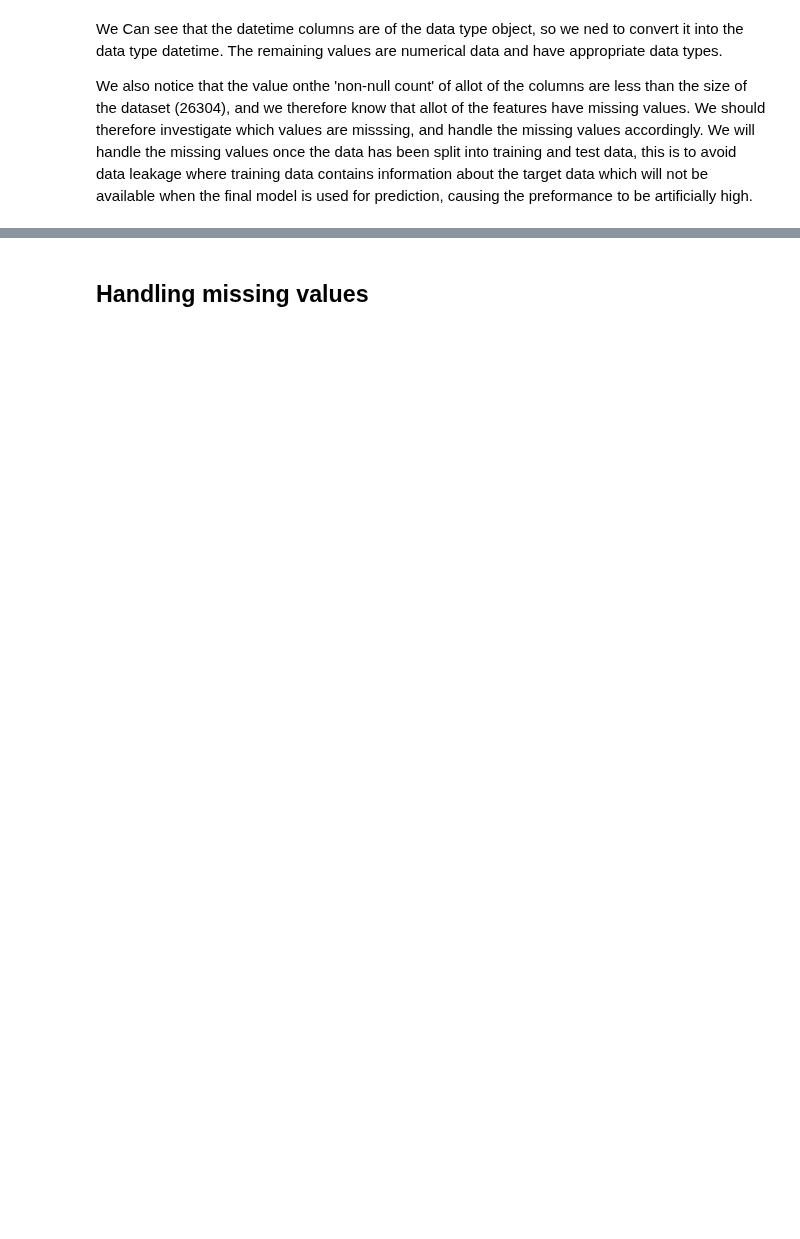
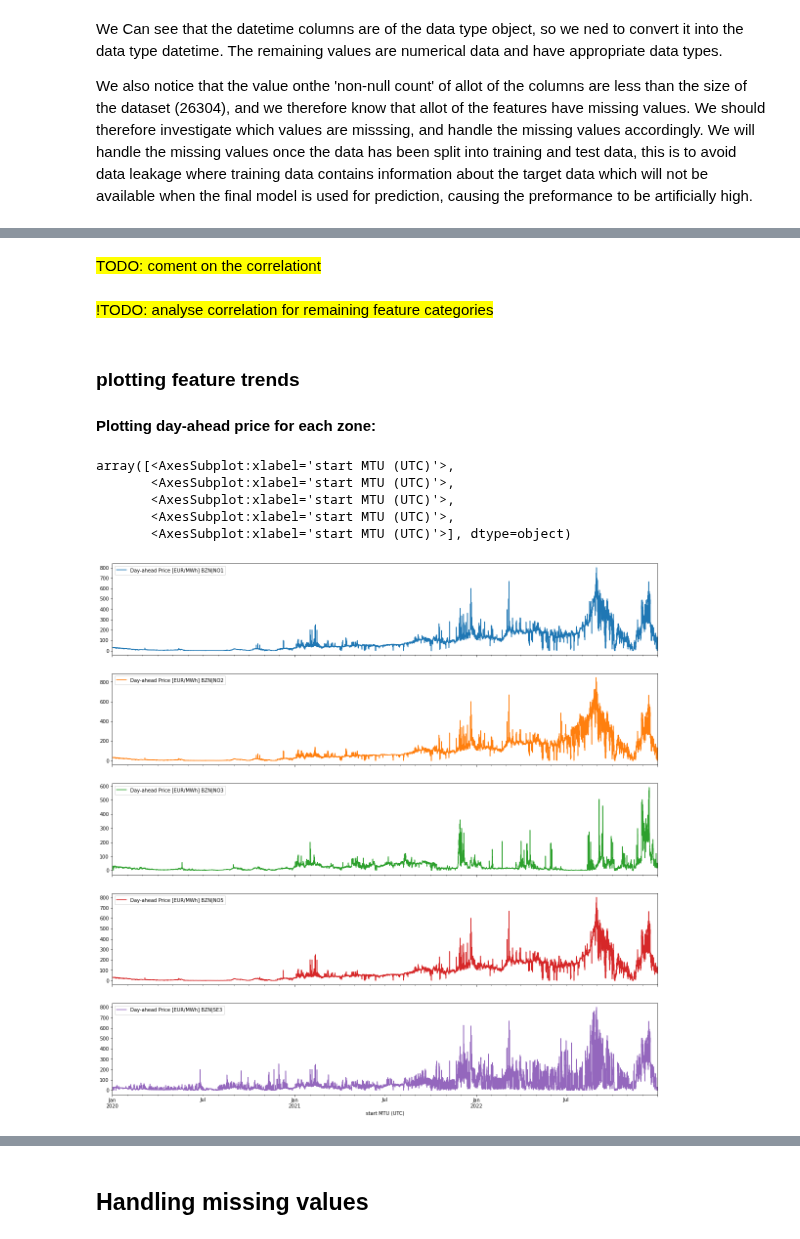
Before and after one commit to HIOF-Bachelor-Project-Group-7/Time-series-energy-price-prediction-bidding-zone-N01, a Jupyter notebook: code/exploratory data analysis - bidding zone NO1 and neighboring zones 2020-2022 (kjell).ipynb, the cells around one changed output, grey strips where cells are left out. Drawn from its saved outputs; the diff is of its cells as text; code cells hidden in the pictures; blank space fills up the shorter version.

Commit message:
started conducting correlation analysis in EDA

```diff
--- a/code/exploratory data analysis - bidding zone NO1 and neighboring zones 2020-2022 (kjell).ipynb
+++ b/code/exploratory data analysis - bidding zone NO1 and neighboring zones 2020-2022 (kjell).ipynb
@@ -144,0 +331,23 @@ This large shift to higher prices and higher volatility of prices might impeed t
+# %% [markdown]
+<span style="background-color: #FFFF00">TODO: coment on the correlationt</span>
+# %% [markdown]
+<span style="background-color: #FFFF00">!TODO: analyse correlation for remaining feature categories</span>
+# %% [markdown]
+### plotting feature trends
+
+#### Plotting day-ahead price for each zone:
+# %%
+# creating a dataset containing only datetime and day-ahead price for the different zones
+price_column_names = [col_name for col_name in df.columns if 'Day-ahead Price' in col_name]
+
+price_columns = df.loc[:, price_column_names]
+price_columns.insert(0, 'start MTU (UTC)', df['start MTU (UTC)'])
+
+price_columns.plot(subplots=True, x='start MTU (UTC)', figsize=(20, 20))
+# %% [output]
+array([<AxesSubplot:xlabel='start MTU (UTC)'>,
+       <AxesSubplot:xlabel='start MTU (UTC)'>,
+       <AxesSubplot:xlabel='start MTU (UTC)'>,
+       <AxesSubplot:xlabel='start MTU (UTC)'>,
+       <AxesSubplot:xlabel='start MTU (UTC)'>], dtype=object)
+[figure, added]
```
Also changed, not shown: parts of 46 cells of this notebook.
